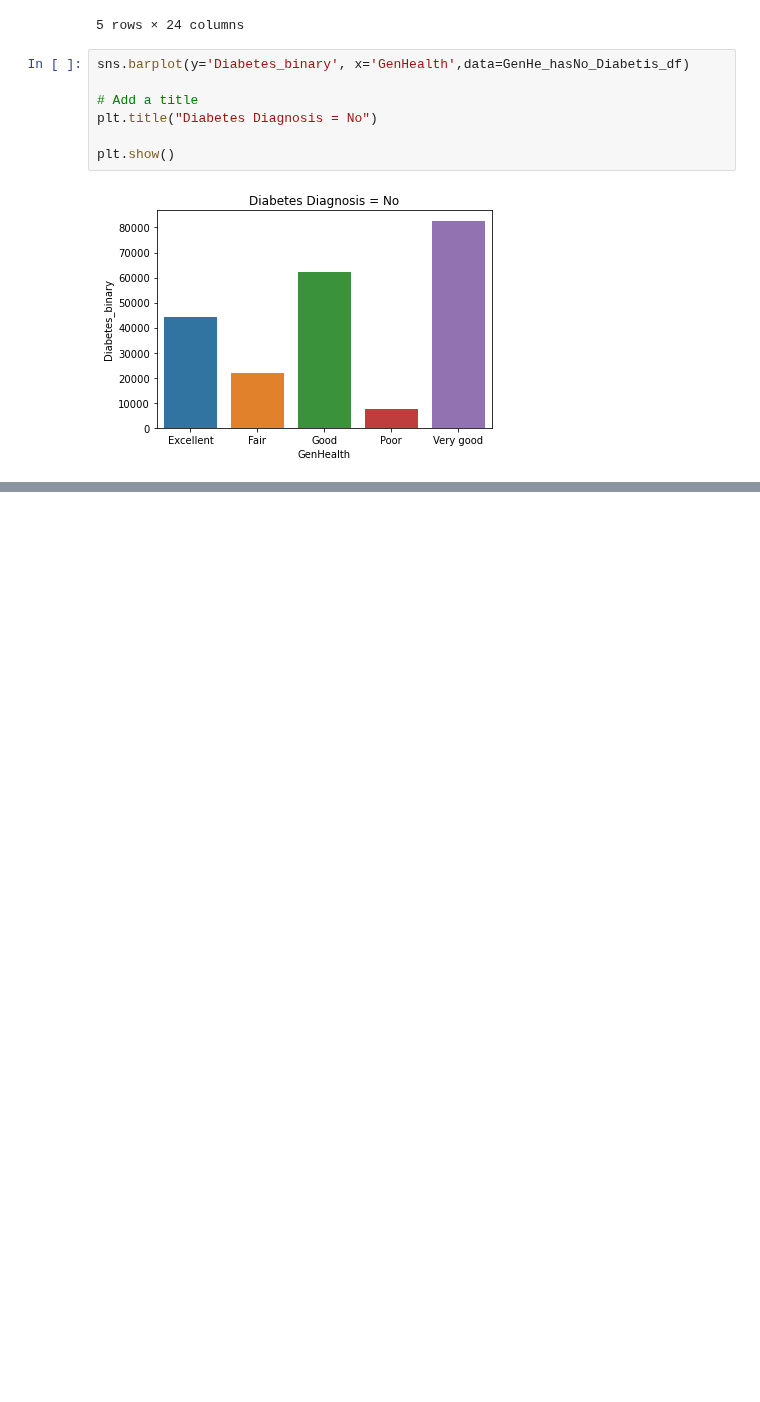
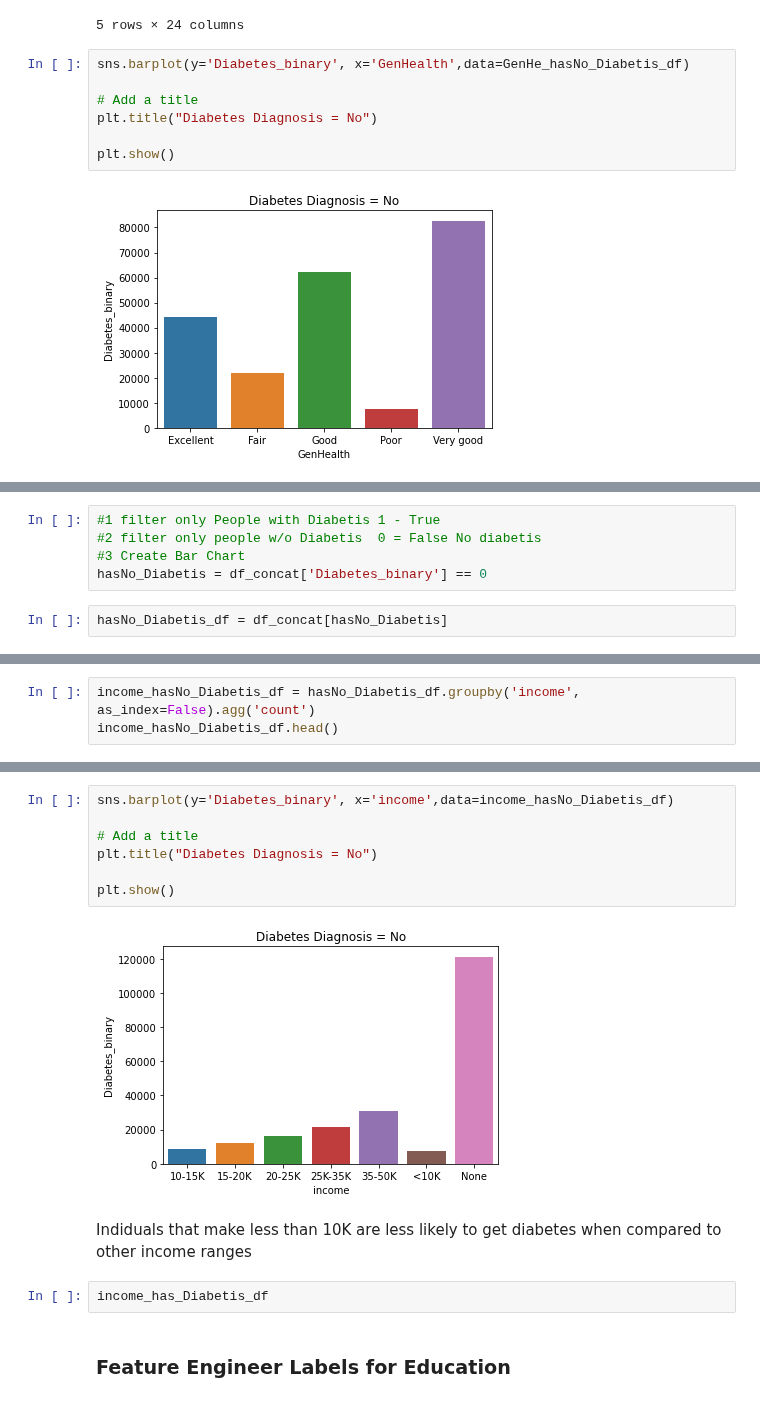
Before and after one commit to yourexodus/capstone_CDC, a Jupyter notebook: Feature_Engineering.ipynb, the cells around one changed output, grey strips where cells are left out. Drawn from its saved outputs; the diff is of its cells as text; blank space fills up the shorter version.

```diff
--- a/Feature_Engineering.ipynb
+++ b/Feature_Engineering.ipynb
@@ -175,0 +297,7 @@ plt.show()
+# %%
+#1 filter only People with Diabetis 1 - True
+#2 filter only people w/o Diabetis  0 = False No diabetis
+#3 Create Bar Chart
+hasNo_Diabetis = df_concat['Diabetes_binary'] == 0
+# %%
+hasNo_Diabetis_df = df_concat[hasNo_Diabetis]
@@ -175,0 +314,3 @@ plt.show()
+# %%
+income_hasNo_Diabetis_df = hasNo_Diabetis_df.groupby('income', as_index=False).agg('count')
+income_hasNo_Diabetis_df.head()
@@ -175,0 +325,15 @@ plt.show()
+# %%
+sns.barplot(y='Diabetes_binary', x='income',data=income_hasNo_Diabetis_df)
+
+# Add a title
+plt.title("Diabetes Diagnosis = No")
+
+plt.show()
+# %% [output]
+[figure, added]
+# %% [markdown]
+Indiduals that make less than 10K are less likely to get diabetes when compared to other income ranges
+# %%
+income_has_Diabetis_df
+# %% [markdown]
+### Feature Engineer Labels for Education
```
Also changed, not shown: parts of 28 cells of this notebook.
